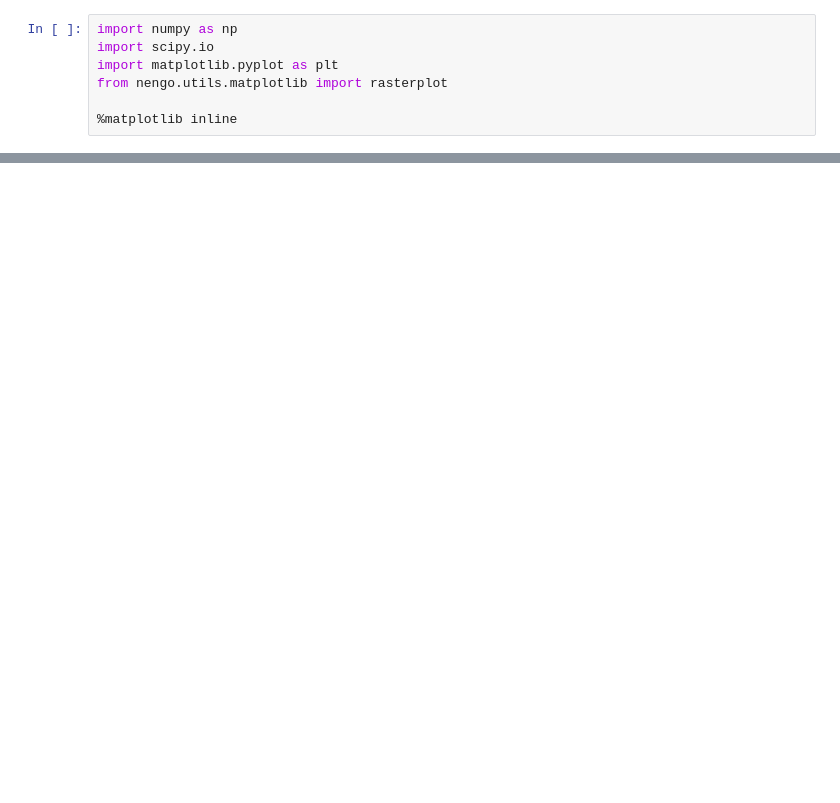
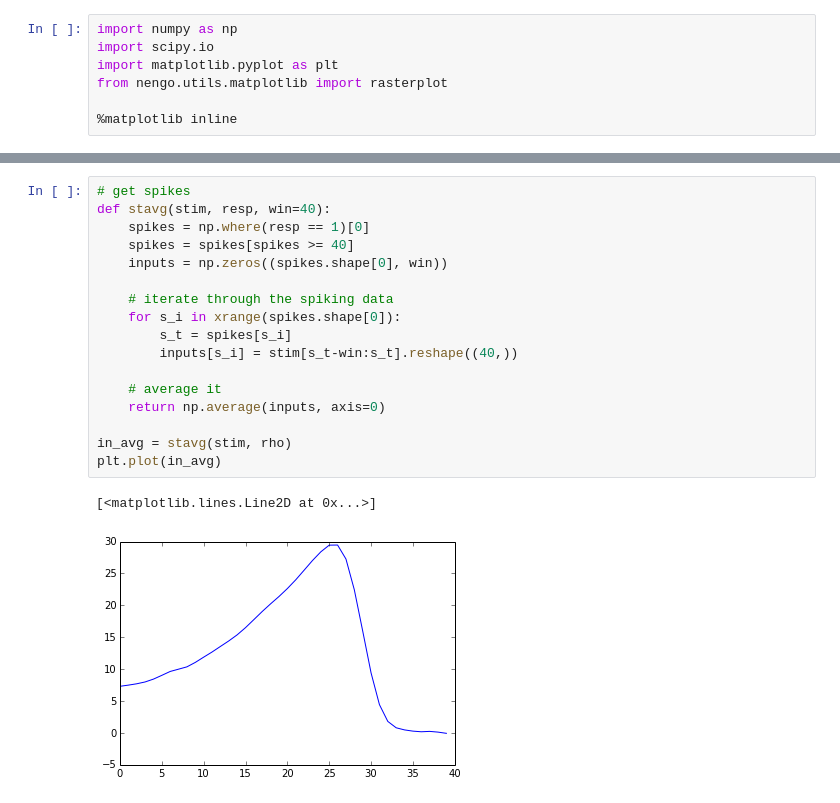
Before and after one commit to Seanny123/SYDE552, a Jupyter notebook: neuron_responses/Q2.ipynb, the cells around one changed output, grey strips where cells are left out. Drawn from its saved outputs; the diff is of its cells as text; blank space fills up the shorter version.

```diff
--- a/neuron_responses/Q2.ipynb
+++ b/neuron_responses/Q2.ipynb
@@ -33,0 +39,20 @@ af.keys()
+# %%
+# get spikes
+def stavg(stim, resp, win=40):
+    spikes = np.where(resp == 1)[0]
+    spikes = spikes[spikes >= 40]
+    inputs = np.zeros((spikes.shape[0], win))
+
+    # iterate through the spiking data
+    for s_i in xrange(spikes.shape[0]):
+        s_t = spikes[s_i]
+        inputs[s_i] = stim[s_t-win:s_t].reshape((40,))
+
+    # average it
+    return np.average(inputs, axis=0)
+
+in_avg = stavg(stim, rho)
+plt.plot(in_avg)
+# %% [output]
+[<matplotlib.lines.Line2D at 0x...>]
+[figure, added]
```
Also changed, not shown: parts of 10 cells of this notebook, 3 other files.
